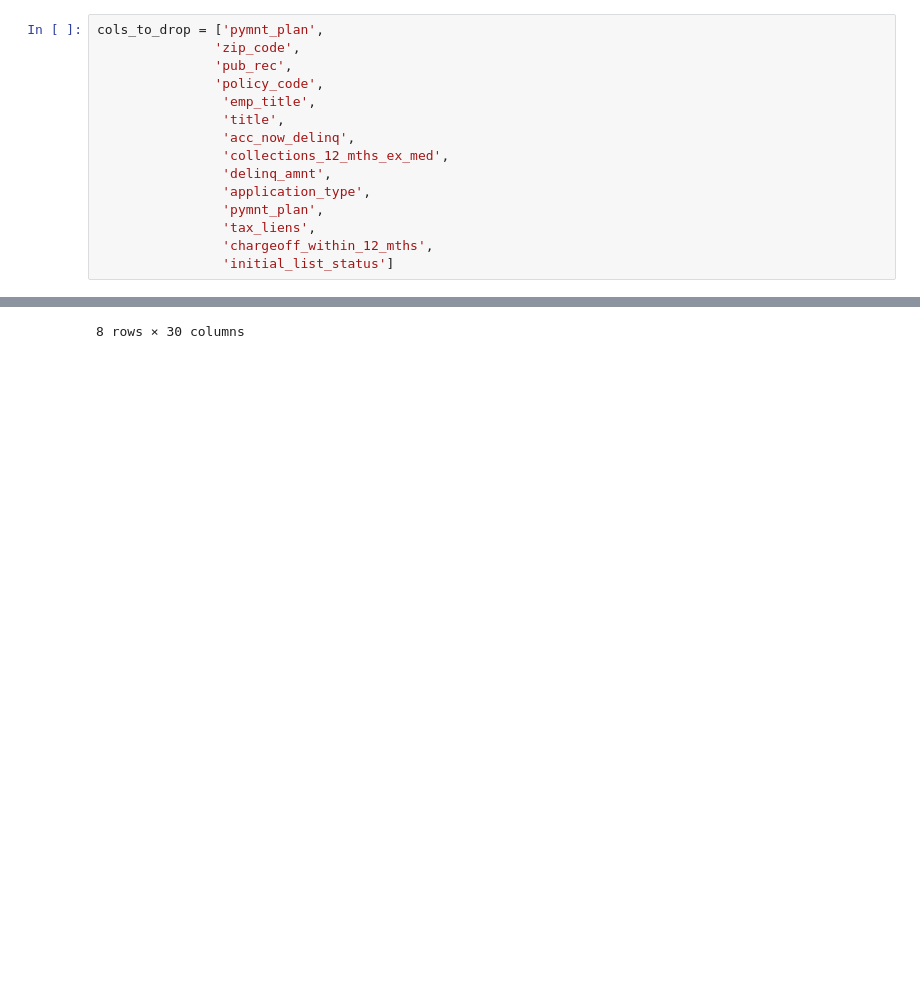
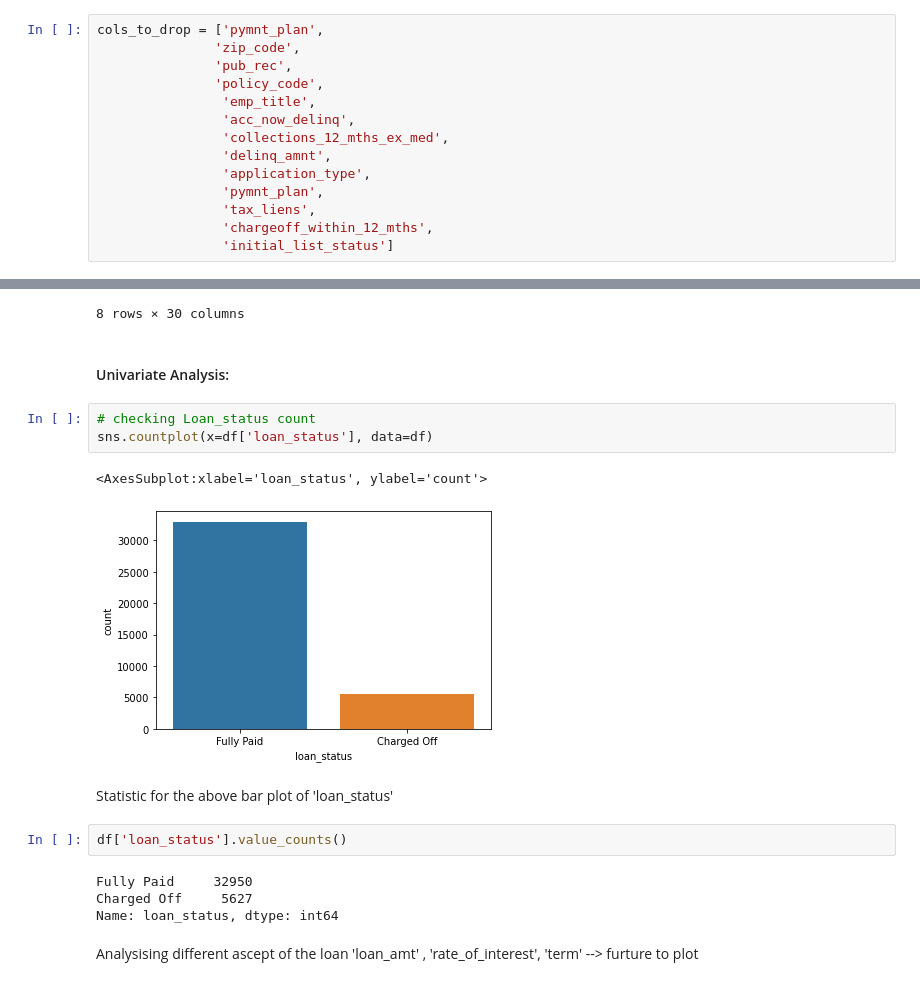
Before and after one commit to ShwetaRRao2511/EDAAssignment, a Jupyter notebook: Lending_Club_UseCase.ipynb, the cells around one changed output, grey strips where cells are left out. Drawn from its saved outputs; the diff is of its cells as text; blank space fills up the shorter version.

Commit message:
added few Analysis

```diff
--- a/Lending_Club_UseCase.ipynb
+++ b/Lending_Club_UseCase.ipynb
@@ -272,7 +273,6 @@ cols_to_drop = ['pymnt_plan',
                'pub_rec',
                'policy_code',
                 'emp_title',
-                'title',
                 'acc_now_delinq',
                 'collections_12_mths_ex_med',
                 'delinq_amnt',
@@ -388,3 +389,21 @@ df.describe()
 | 75% | 15000.000000 | 15000.000000 | 14000.000000 | 36.000000 | 425.550000 | 9.000000 | 8.200000e+04 | 18.560000 | ... |
 | max | 35000.000000 | 35000.000000 | 35000.000000 | 60.000000 | 1305.190000 | 10.000000 | 6.000000e+06 | 29.990000 | ... |
 8 rows × 30 columns
+# %% [markdown]
+#### Univariate Analysis:
+# %%
+# checking Loan_status count
+sns.countplot(x=df['loan_status'], data=df)
+# %% [output]
+<AxesSubplot:xlabel='loan_status', ylabel='count'>
+[figure, added]
+# %% [markdown]
+Statistic for the above bar plot of 'loan_status'
+# %%
+df['loan_status'].value_counts()
+# %% [output]
+Fully Paid     32950
+Charged Off     5627
+Name: loan_status, dtype: int64
+# %% [markdown]
+Analysising different ascept of the loan 'loan_amt' , 'rate_of_interest', 'term' --> furture to plot
```
Also changed, not shown: parts of 44 cells of this notebook.
